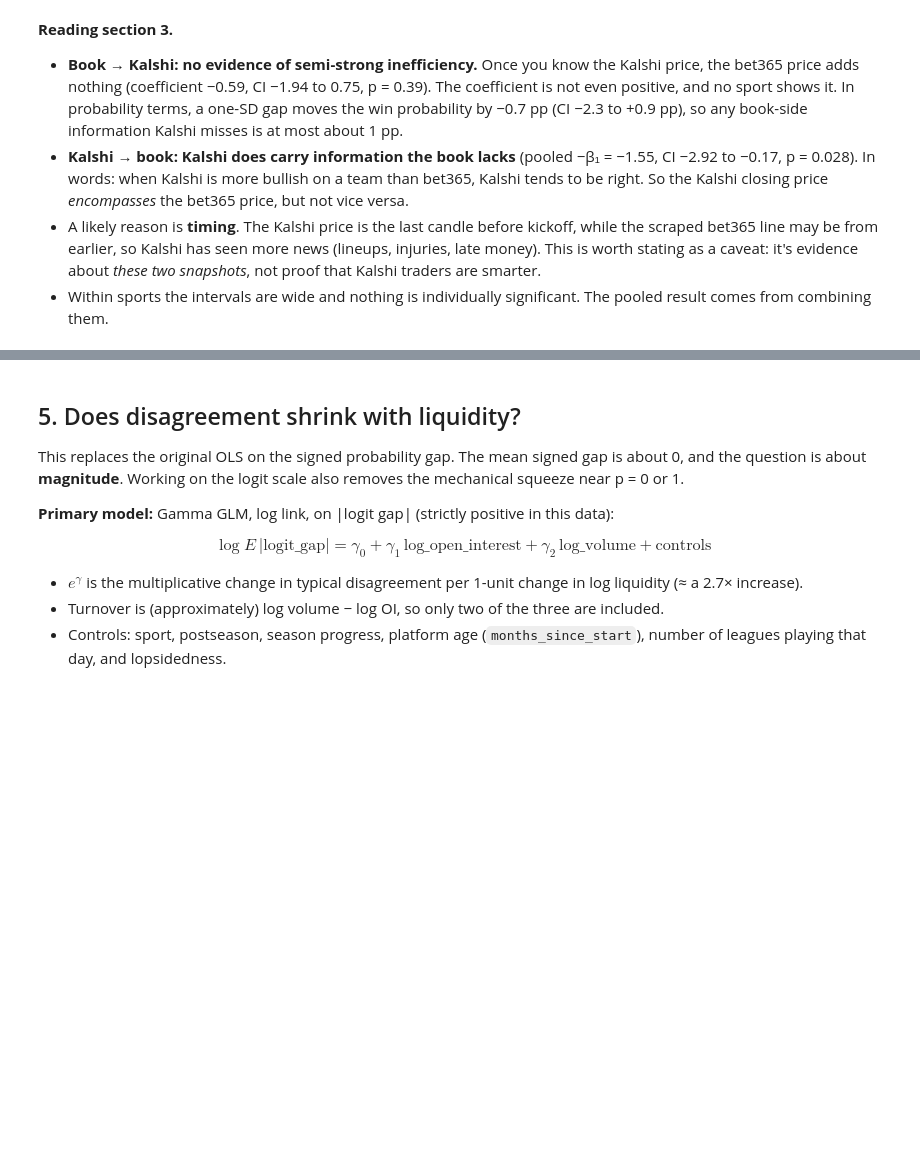
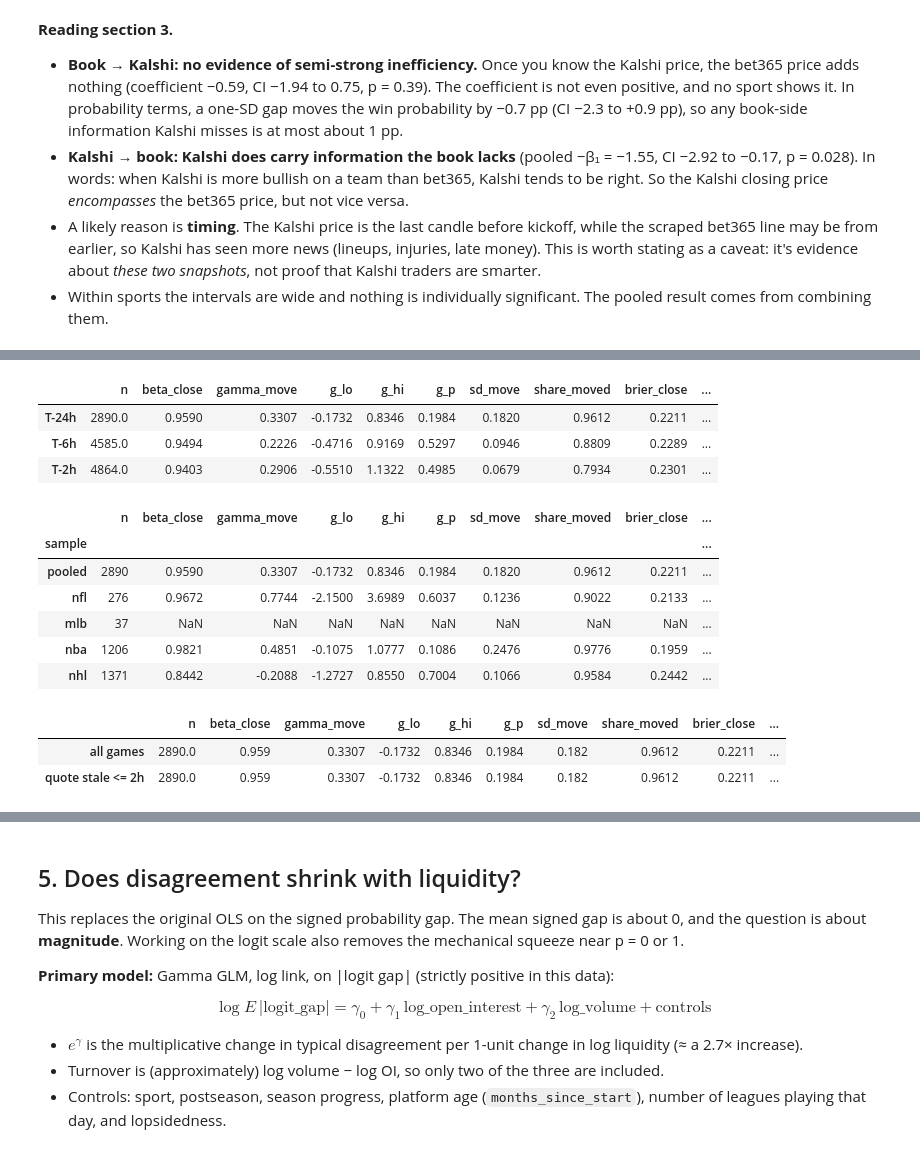
Before and after one commit to harrison-hal3sworth/predmarketproject, a Jupyter notebook: analysis/models_complete.ipynb, the cells around one changed output, grey strips where cells are left out. Drawn from its saved outputs; the diff is of its cells as text; code cells hidden in the pictures; blank space fills up the shorter version.

```diff
--- a/analysis/models_complete.ipynb
+++ b/analysis/models_complete.ipynb
@@ -320,0 +328,49 @@ The pipeline stores only the last pre-kickoff candle (`candle_window_minutes_bef
+# %%
+HORIZONS = [h for h in (24, 6, 2) if f"move_{h}h" in df]
+if not HORIZONS:
+    print("No early Kalshi prices in model_table.csv. Run `python scripts/fetch_kalshi_early_prices.py`, "
+          "then `python analysis/build_model_table.py`, and rerun this notebook.")
+
+
+def weak_form(d, h):
+    # home_win ~ logit_kalshi + move_h on games with a T-h quote; gamma = coefficient on move_h.
+    m = f"move_{h}h"
+    d = d.dropna(subset=[m])
+    if len(d) < 50:
+        return {"n": len(d)}
+    r = smf.logit(f"home_win ~ logit_kalshi + {m}", data=d).fit(disp=0, **cluster(d))
+    lo, hi = r.conf_int().loc[m]
+    y = d["home_win"]
+    return {"n": int(r.nobs), "beta_close": r.params["logit_kalshi"],
+            "gamma_move": r.params[m], "g_lo": lo, "g_hi": hi, "g_p": r.pvalues[m],
+            "sd_move": d[m].std(), "share_moved": (d[m].abs() > 1e-9).mean(),
+            "brier_close": ((d["p_kalshi"] - y) ** 2).mean(),
+            "brier_early": ((d[f"p_kalshi_{h}h"] - y) ** 2).mean()}
+
+
+if HORIZONS:
+    weak = pd.DataFrame({f"T-{h}h": weak_form(df, h) for h in HORIZONS}).T
+    display(weak.round(4))
+# %% [output]
+|  | n | beta_close | gamma_move | g_lo | g_hi | g_p | sd_move | share_moved | brier_close | ... |
+| T-24h | 2890.0 | 0.9590 | 0.3307 | -0.1732 | 0.8346 | 0.1984 | 0.1820 | 0.9612 | 0.2211 | ... |
+| T-6h | 4585.0 | 0.9494 | 0.2226 | -0.4716 | 0.9169 | 0.5297 | 0.0946 | 0.8809 | 0.2289 | ... |
+| T-2h | 4864.0 | 0.9403 | 0.2906 | -0.5510 | 1.1322 | 0.4985 | 0.0679 | 0.7934 | 0.2301 | ... |
+# %%
+# By sport at T-24h, and dropping stale quotes
+if HORIZONS:
+    h0 = HORIZONS[0]
+    display(by_sport(df, lambda d: weak_form(d, h0)).round(4))
+    fresh = df[df[f"stale_{h0}h"] <= 2]
+    display(pd.DataFrame({"all games": weak_form(df, h0), "quote stale <= 2h": weak_form(fresh, h0)}).T.round(4))
+# %% [output]
+|  | n | beta_close | gamma_move | g_lo | g_hi | g_p | sd_move | share_moved | brier_close | ... |
+| sample |  |  |  |  |  |  |  |  |  | ... |
+| pooled | 2890 | 0.9590 | 0.3307 | -0.1732 | 0.8346 | 0.1984 | 0.1820 | 0.9612 | 0.2211 | ... |
+| nfl | 276 | 0.9672 | 0.7744 | -2.1500 | 3.6989 | 0.6037 | 0.1236 | 0.9022 | 0.2133 | ... |
+| mlb | 37 | NaN | NaN | NaN | NaN | NaN | NaN | NaN | NaN | ... |
+| nba | 1206 | 0.9821 | 0.4851 | -0.1075 | 1.0777 | 0.1086 | 0.2476 | 0.9776 | 0.1959 | ... |
+| nhl | 1371 | 0.8442 | -0.2088 | -1.2727 | 0.8550 | 0.7004 | 0.1066 | 0.9584 | 0.2442 | ... |
+|  | n | beta_close | gamma_move | g_lo | g_hi | g_p | sd_move | share_moved | brier_close | ... |
+| all games | 2890.0 | 0.959 | 0.3307 | -0.1732 | 0.8346 | 0.1984 | 0.182 | 0.9612 | 0.2211 | ... |
+| quote stale <= 2h | 2890.0 | 0.959 | 0.3307 | -0.1732 | 0.8346 | 0.1984 | 0.182 | 0.9612 | 0.2211 | ... |
```
Also changed, not shown: parts of 12 cells of this notebook, 15 other files.
